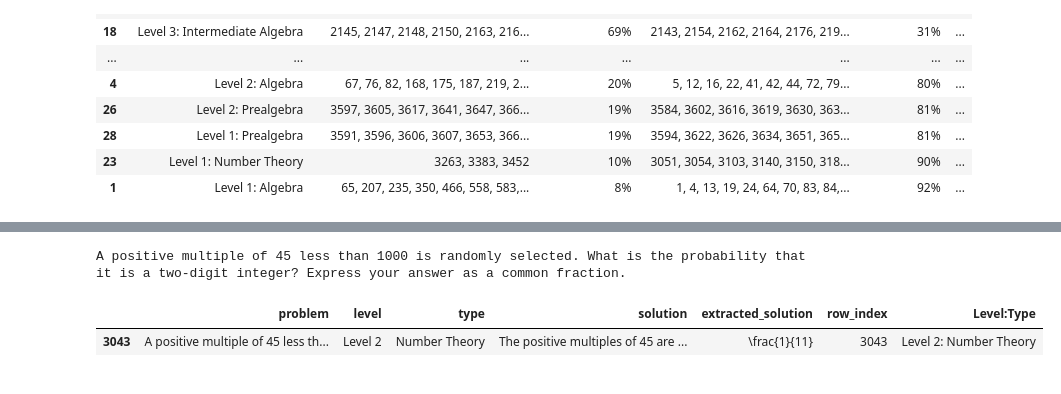
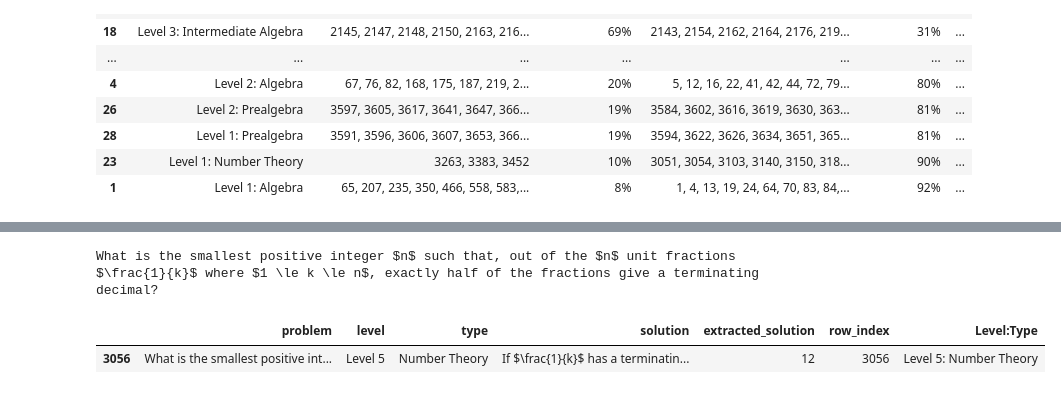
Before and after one commit to knazarali3/cs6220_math_group2, a Jupyter notebook: analysis_competition_math_kiran.ipynb, the cells around one changed output, grey strips where cells are left out. Drawn from its saved outputs; the diff is of its cells as text; code cells hidden in the pictures.

```diff
--- a/analysis_competition_math_kiran.ipynb
+++ b/analysis_competition_math_kiran.ipynb
@@ -399,8 +592,8 @@ all_results[all_results["row_index"] == 3043]
 # %%
-print(list(test_dataset_df[test_dataset_df["row_index"] == 3043]["problem"])[0])
+print(list(test_dataset_df[test_dataset_df["row_index"] == 3056]["problem"])[0])
 
-test_dataset_df[test_dataset_df["row_index"] == 3043]
+test_dataset_df[test_dataset_df["row_index"] == 3056]
 # %% [output]
-A positive multiple of 45 less than 1000 is randomly selected. What is the probability that it is a two-digit integer? Express your answer as a common fraction.
+What is the smallest positive integer $n$ such that, out of the $n$ unit fractions $\frac{1}{k}$ where $1 \le k \le n$, exactly half of the fractions give a terminating decimal?
 |  | problem | level | type | solution | extracted_solution | row_index | Level:Type |
-| 3043 | A positive multiple of 45 less th... | Level 2 | Number Theory | The positive multiples of 45 are ... | \frac{1}{11} | 3043 | Level 2: Number Theory |
+| 3056 | What is the smallest positive int... | Level 5 | Number Theory | If $\frac{1}{k}$ has a terminatin... | 12 | 3056 | Level 5: Number Theory |
```
Also changed, not shown: parts of 26 cells of this notebook, 5 other files.
